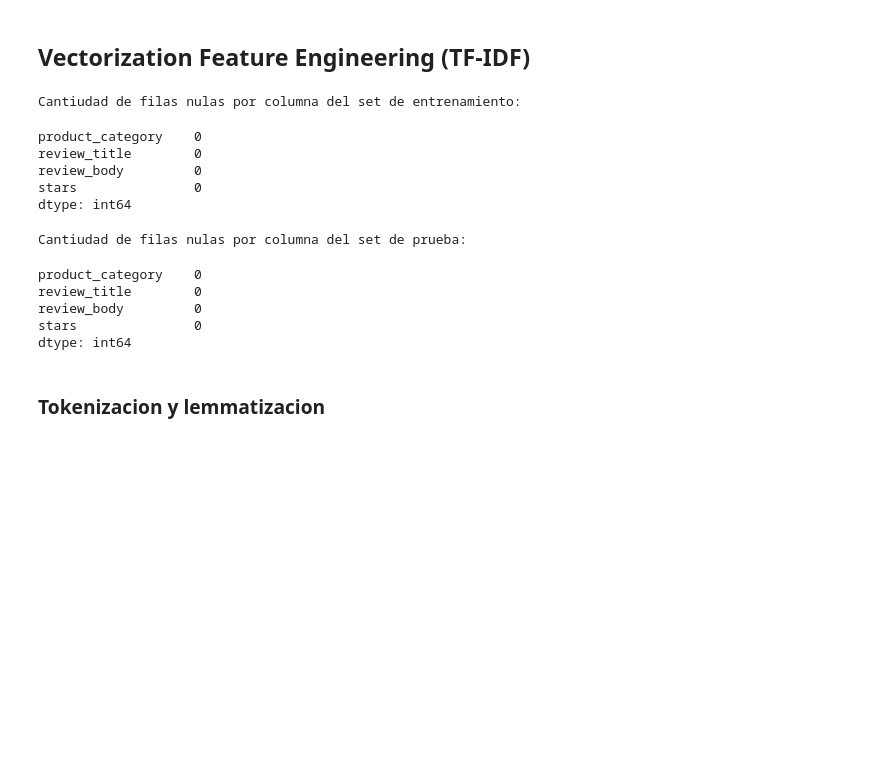
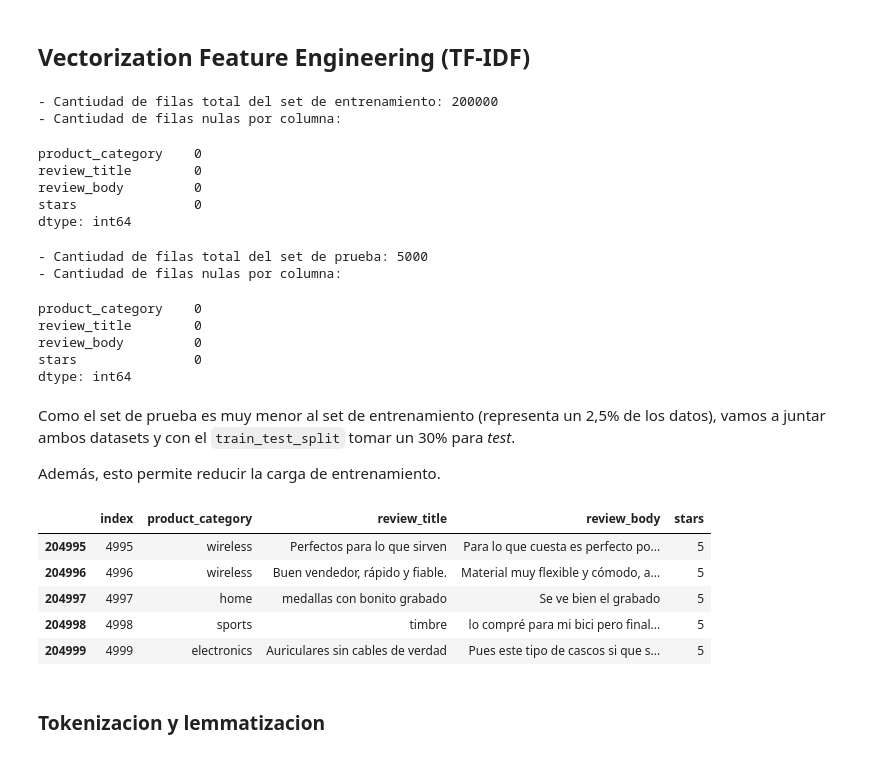
Before and after one commit to lusalmeron/Acamica-DS-Proyecto-3-NLP, a Jupyter notebook: Proyecto_3.ipynb, the cells around one changed output. Cells and saved outputs as stored; diff of their text form; code cells hidden in the pictures; blank space fills up the shorter version.

```diff
--- a/Proyecto_3.ipynb
+++ b/Proyecto_3.ipynb
@@ -465,25 +465,43 @@ test_data = pd.read_json("dataset_amazon/dataset_es_test.json", lines = True)
 test_df = test_data[['product_category','review_title','review_body','stars']]
 # df.head()
 # %%
-print("Cantiudad de filas nulas por columna del set de entrenamiento:")
+print("- Cantidad de filas total del set de entrenamiento:", train_df.shape[0])
+print("- Cantidad de filas nulas por columna:")
 train_df.isna().sum()
 # %% [output]
-Cantiudad de filas nulas por columna del set de entrenamiento:
+- Cantiudad de filas total del set de entrenamiento: 200000
+- Cantiudad de filas nulas por columna:
 product_category    0
 review_title        0
 review_body         0
 stars               0
 dtype: int64
 # %%
-print("Cantiudad de filas nulas por columna del set de prueba:")
+print("- Cantidad de filas total del set de prueba:", test_df.shape[0])
+print("- Cantidad de filas nulas por columna:")
 test_df.isna().sum()
 # %% [output]
-Cantiudad de filas nulas por columna del set de prueba:
+- Cantiudad de filas total del set de prueba: 5000
+- Cantiudad de filas nulas por columna:
 product_category    0
 review_title        0
 review_body         0
 stars               0
 dtype: int64
+# %% [markdown]
+Como el set de prueba es muy menor al set de entrenamiento (representa un 2,5% de los datos), vamos a juntar ambos datasets y con el `train_test_split` tomar un 30% para *test*.
+
+Además, esto permite reducir la carga de entrenamiento.
+# %%
+df = pd.concat([train_df,test_df])
+df.reset_index().tail()
+# %% [output]
+|  | index | product_category | review_title | review_body | stars |
+| 204995 | 4995 | wireless | Perfectos para lo que sirven | Para lo que cuesta es perfecto po... | 5 |
+| 204996 | 4996 | wireless | Buen vendedor, rápido y fiable. | Material muy flexible y cómodo, a... | 5 |
+| 204997 | 4997 | home | medallas con bonito grabado | Se ve bien el grabado | 5 |
+| 204998 | 4998 | sports | timbre | lo compré para mi bici pero final... | 5 |
+| 204999 | 4999 | electronics | Auriculares sin cables de verdad | Pues este tipo de cascos si que s... | 5 |
 # %% [markdown]
 ### Tokenizacion y lemmatizacion
 # %%
```
Also changed, not shown: parts of 26 cells of this notebook, 1 other file.
